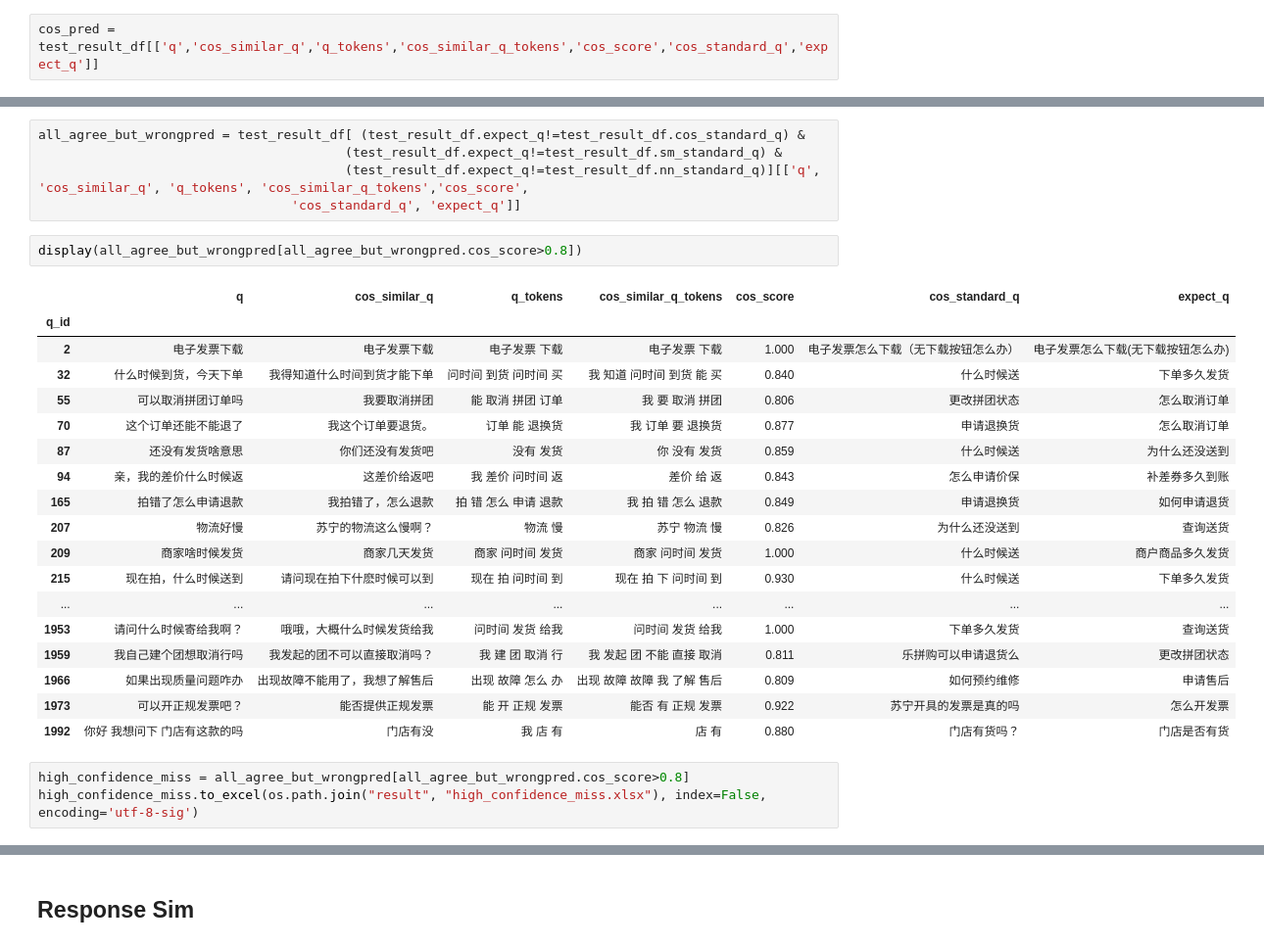
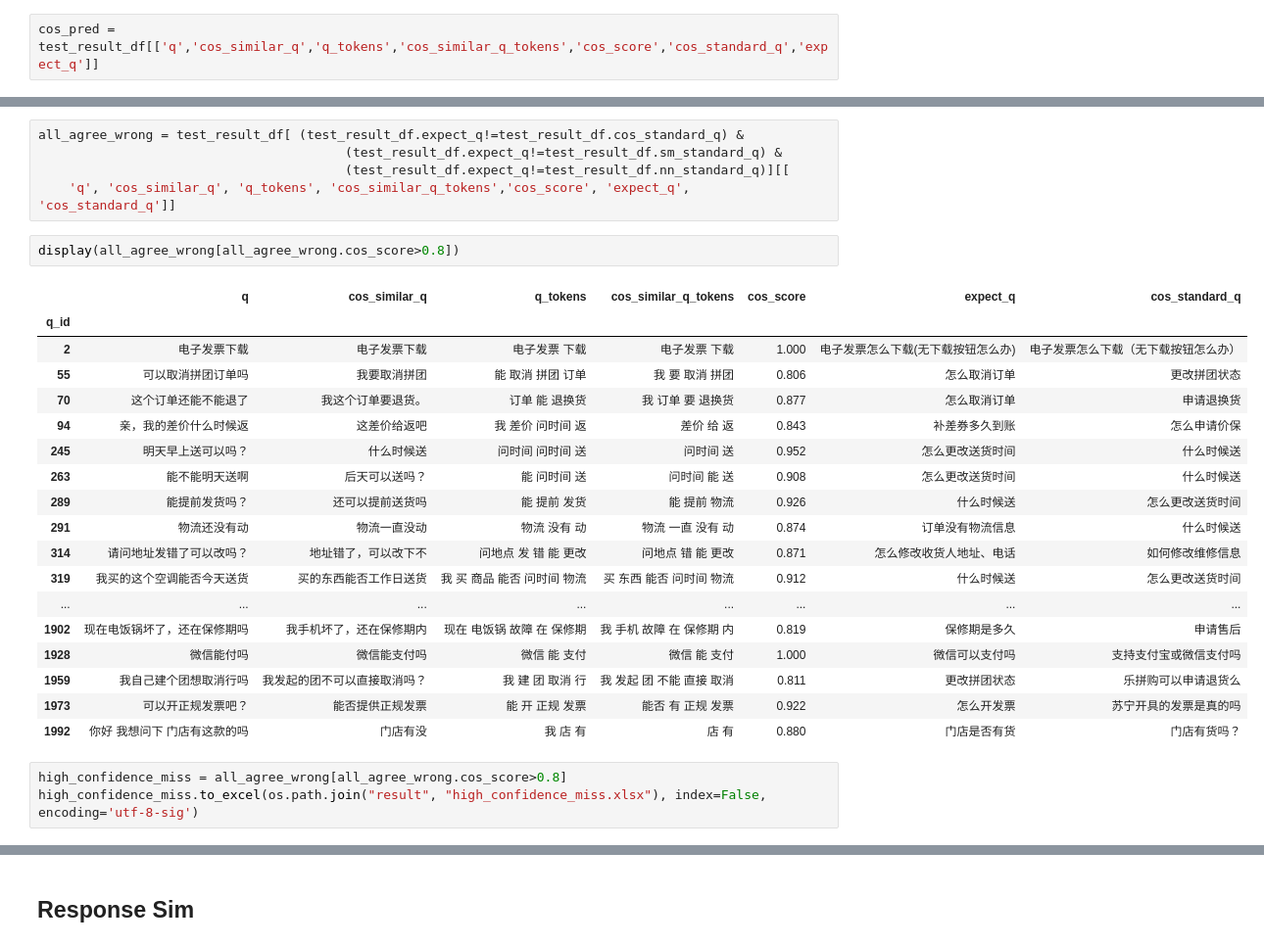
Before and after one commit to tingchunyeh/Sentence_Pairs_Sim, a Jupyter notebook: Models_Evaluation.ipynb, the cells around one changed output, grey strips where cells are left out. Shown at 98% size. Drawn from its saved outputs; the diff is of its cells as text.

```diff
--- a/Models_Evaluation.ipynb
+++ b/Models_Evaluation.ipynb
@@ -836,30 +816,30 @@ plt.show()
 # %%
-all_agree_but_wrongpred = test_result_df[ (test_result_df.expect_q!=test_result_df.cos_standard_q) &
+all_agree_wrong = test_result_df[ (test_result_df.expect_q!=test_result_df.cos_standard_q) &
                                         (test_result_df.expect_q!=test_result_df.sm_standard_q) &
-                                        (test_result_df.expect_q!=test_result_df.nn_standard_q)][['q', 'cos_similar_q', 'q_tokens', 'cos_similar_q_tokens','cos_score',
-                                 'cos_standard_q', 'expect_q']]
+                                        (test_result_df.expect_q!=test_result_df.nn_standard_q)][[
+    'q', 'cos_similar_q', 'q_tokens', 'cos_similar_q_tokens','cos_score', 'expect_q', 'cos_standard_q']]
 # %%
-display(all_agree_but_wrongpred[all_agree_but_wrongpred.cos_score>0.8])
+display(all_agree_wrong[all_agree_wrong.cos_score>0.8])
 # %% [output]
-|  | q | cos_similar_q | q_tokens | cos_similar_q_tokens | cos_score | cos_standard_q | expect_q |
+|  | q | cos_similar_q | q_tokens | cos_similar_q_tokens | cos_score | expect_q | cos_standard_q |
 | q_id |  |  |  |  |  |  |  |
-| 2 | 电子发票下载 | 电子发票下载 | 电子发票 下载 | 电子发票 下载 | 1.000 | 电子发票怎么下载（无下载按钮怎么办） | 电子发票怎么下载(无下载按钮怎么办) |
-| 32 | 什么时候到货，今天下单 | 我得知道什么时间到货才能下单 | 问时间 到货 问时间 买 | 我 知道 问时间 到货 能 买 | 0.840 | 什么时候送 | 下单多久发货 |
-| 55 | 可以取消拼团订单吗 | 我要取消拼团 | 能 取消 拼团 订单 | 我 要 取消 拼团 | 0.806 | 更改拼团状态 | 怎么取消订单 |
-| 70 | 这个订单还能不能退了 | 我这个订单要退货。 | 订单 能 退换货 | 我 订单 要 退换货 | 0.877 | 申请退换货 | 怎么取消订单 |
-| 87 | 还没有发货啥意思 | 你们还没有发货吧 | 没有 发货 | 你 没有 发货 | 0.859 | 什么时候送 | 为什么还没送到 |
-| 94 | 亲，我的差价什么时候返 | 这差价给返吧 | 我 差价 问时间 返 | 差价 给 返 | 0.843 | 怎么申请价保 | 补差券多久到账 |
-| 165 | 拍错了怎么申请退款 | 我拍错了，怎么退款 | 拍 错 怎么 申请 退款 | 我 拍 错 怎么 退款 | 0.849 | 申请退换货 | 如何申请退货 |
-| 207 | 物流好慢 | 苏宁的物流这么慢啊？ | 物流 慢 | 苏宁 物流 慢 | 0.826 | 为什么还没送到 | 查询送货 |
-| 209 | 商家啥时候发货 | 商家几天发货 | 商家 问时间 发货 | 商家 问时间 发货 | 1.000 | 什么时候送 | 商户商品多久发货 |
-| 215 | 现在拍，什么时候送到 | 请问现在拍下什麽时候可以到 | 现在 拍 问时间 到 | 现在 拍 下 问时间 到 | 0.930 | 什么时候送 | 下单多久发货 |
+| 2 | 电子发票下载 | 电子发票下载 | 电子发票 下载 | 电子发票 下载 | 1.000 | 电子发票怎么下载(无下载按钮怎么办) | 电子发票怎么下载（无下载按钮怎么办） |
+| 55 | 可以取消拼团订单吗 | 我要取消拼团 | 能 取消 拼团 订单 | 我 要 取消 拼团 | 0.806 | 怎么取消订单 | 更改拼团状态 |
+| 70 | 这个订单还能不能退了 | 我这个订单要退货。 | 订单 能 退换货 | 我 订单 要 退换货 | 0.877 | 怎么取消订单 | 申请退换货 |
+| 94 | 亲，我的差价什么时候返 | 这差价给返吧 | 我 差价 问时间 返 | 差价 给 返 | 0.843 | 补差券多久到账 | 怎么申请价保 |
+| 245 | 明天早上送可以吗？ | 什么时候送 | 问时间 问时间 送 | 问时间 送 | 0.952 | 怎么更改送货时间 | 什么时候送 |
+| 263 | 能不能明天送啊 | 后天可以送吗？ | 能 问时间 送 | 问时间 能 送 | 0.908 | 怎么更改送货时间 | 什么时候送 |
+| 289 | 能提前发货吗？ | 还可以提前送货吗 | 能 提前 发货 | 能 提前 物流 | 0.926 | 什么时候送 | 怎么更改送货时间 |
+| 291 | 物流还没有动 | 物流一直没动 | 物流 没有 动 | 物流 一直 没有 动 | 0.874 | 订单没有物流信息 | 什么时候送 |
+| 314 | 请问地址发错了可以改吗？ | 地址错了，可以改下不 | 问地点 发 错 能 更改 | 问地点 错 能 更改 | 0.871 | 怎么修改收货人地址、电话 | 如何修改维修信息 |
+| 319 | 我买的这个空调能否今天送货 | 买的东西能否工作日送货 | 我 买 商品 能否 问时间 物流 | 买 东西 能否 问时间 物流 | 0.912 | 什么时候送 | 怎么更改送货时间 |
 | ... | ... | ... | ... | ... | ... | ... | ... |
-| 1953 | 请问什么时候寄给我啊？ | 哦哦，大概什么时候发货给我 | 问时间 发货 给我 | 问时间 发货 给我 | 1.000 | 下单多久发货 | 查询送货 |
-| 1959 | 我自己建个团想取消行吗 | 我发起的团不可以直接取消吗？ | 我 建 团 取消 行 | 我 发起 团 不能 直接 取消 | 0.811 | 乐拼购可以申请退货么 | 更改拼团状态 |
-| 1966 | 如果出现质量问题咋办 | 出现故障不能用了，我想了解售后 | 出现 故障 怎么 办 | 出现 故障 故障 我 了解 售后 | 0.809 | 如何预约维修 | 申请售后 |
-| 1973 | 可以开正规发票吧？ | 能否提供正规发票 | 能 开 正规 发票 | 能否 有 正规 发票 | 0.922 | 苏宁开具的发票是真的吗 | 怎么开发票 |
-| 1992 | 你好 我想问下 门店有这款的吗 | 门店有没 | 我 店 有 | 店 有 | 0.880 | 门店有货吗？ | 门店是否有货 |
+| 1902 | 现在电饭锅坏了，还在保修期吗 | 我手机坏了，还在保修期内 | 现在 电饭锅 故障 在 保修期 | 我 手机 故障 在 保修期 内 | 0.819 | 保修期是多久 | 申请售后 |
+| 1928 | 微信能付吗 | 微信能支付吗 | 微信 能 支付 | 微信 能 支付 | 1.000 | 微信可以支付吗 | 支持支付宝或微信支付吗 |
+| 1959 | 我自己建个团想取消行吗 | 我发起的团不可以直接取消吗？ | 我 建 团 取消 行 | 我 发起 团 不能 直接 取消 | 0.811 | 更改拼团状态 | 乐拼购可以申请退货么 |
+| 1973 | 可以开正规发票吧？ | 能否提供正规发票 | 能 开 正规 发票 | 能否 有 正规 发票 | 0.922 | 怎么开发票 | 苏宁开具的发票是真的吗 |
+| 1992 | 你好 我想问下 门店有这款的吗 | 门店有没 | 我 店 有 | 店 有 | 0.880 | 门店是否有货 | 门店有货吗？ |
 # %%
-high_confidence_miss = all_agree_but_wrongpred[all_agree_but_wrongpred.cos_score>0.8]
+high_confidence_miss = all_agree_wrong[all_agree_wrong.cos_score>0.8]
 high_confidence_miss.to_excel(os.path.join("result", "high_confidence_miss.xlsx"), index=False, encoding='utf-8-sig')
 # %%
```
Also changed, not shown: parts of 27 cells of this notebook, 51 other files.
